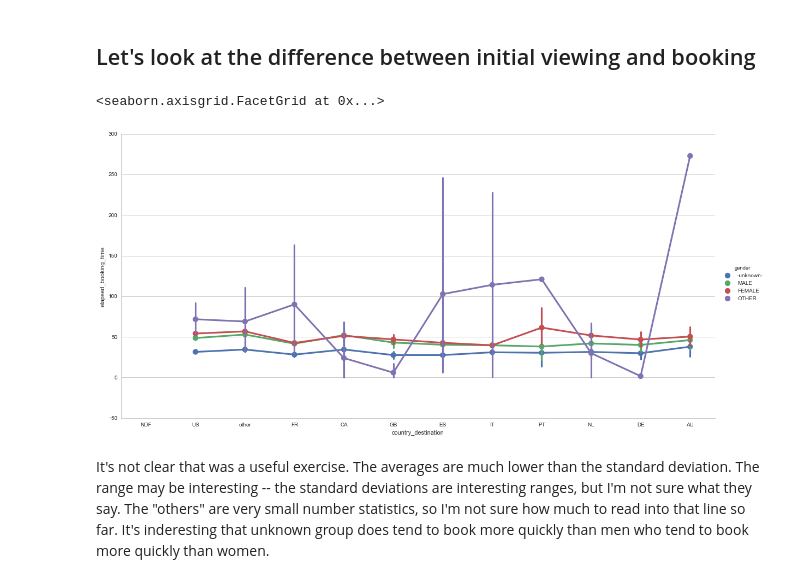
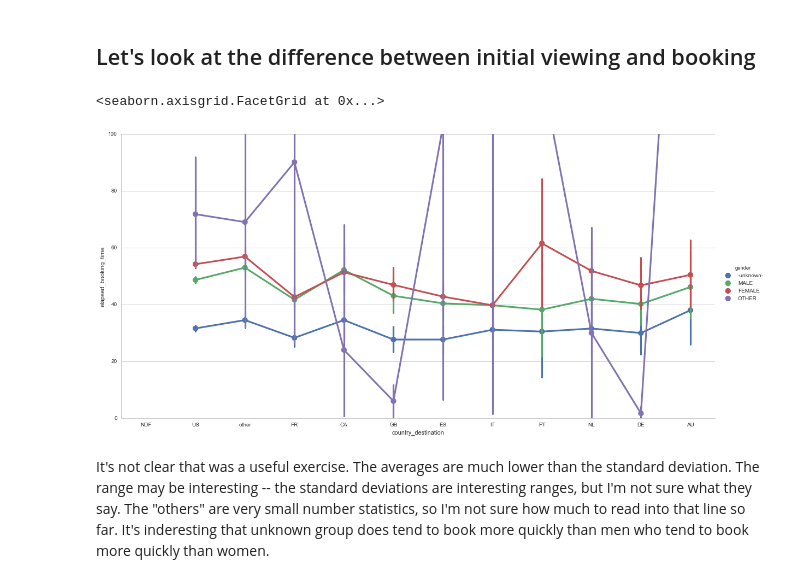
Before and after one commit to drrcool/KaggleComps, a Jupyter notebook: Airbnb/Airbnb_Visualization.ipynb, the cells around one changed output. Cells and saved outputs as stored; diff of their text form; code cells hidden in the pictures.

```diff
--- a/Airbnb/Airbnb_Visualization.ipynb
+++ b/Airbnb/Airbnb_Visualization.ipynb
@@ -129,10 +136,11 @@ extracol = pd.DataFrame({"elapsed_booking_time":0}, index=list(train.index))
 train = pd.concat([train, extracol], axis=1)
 train["elapsed_booking_time"] = elapsed
 # %%
-sns.factorplot(x="country_destination", y="elapsed_booking_time",
+g = sns.factorplot(x="country_destination", y="elapsed_booking_time",
               data=train, size=8, aspect=2, hue="gender")
+g.set(ylim=(0, 100))
 # %% [output]
 <seaborn.axisgrid.FacetGrid at 0x...>
-[figure, old version]
+[figure, new version]
 # %% [markdown]
 It's not clear that was a useful exercise. The averages are much lower than the standard deviation.  The range may be interesting -- the standard deviations are interesting ranges, but I'm not sure what they say. The "others" are very small number statistics, so I'm not sure how much to read into that line so far.  It's inderesting that unknown group does tend to book more quickly than men who tend to book more quickly than women.
```
Also changed, not shown: parts of 7 cells of this notebook, 1 other file.
